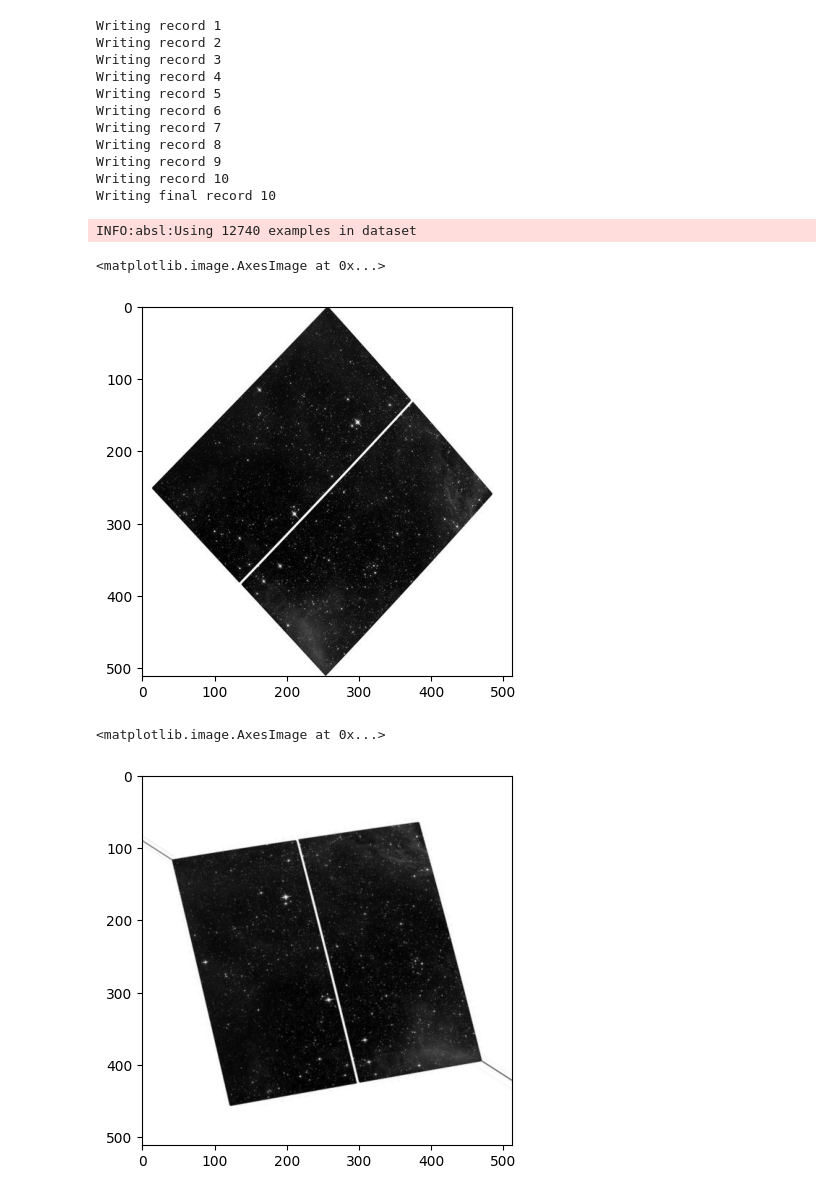
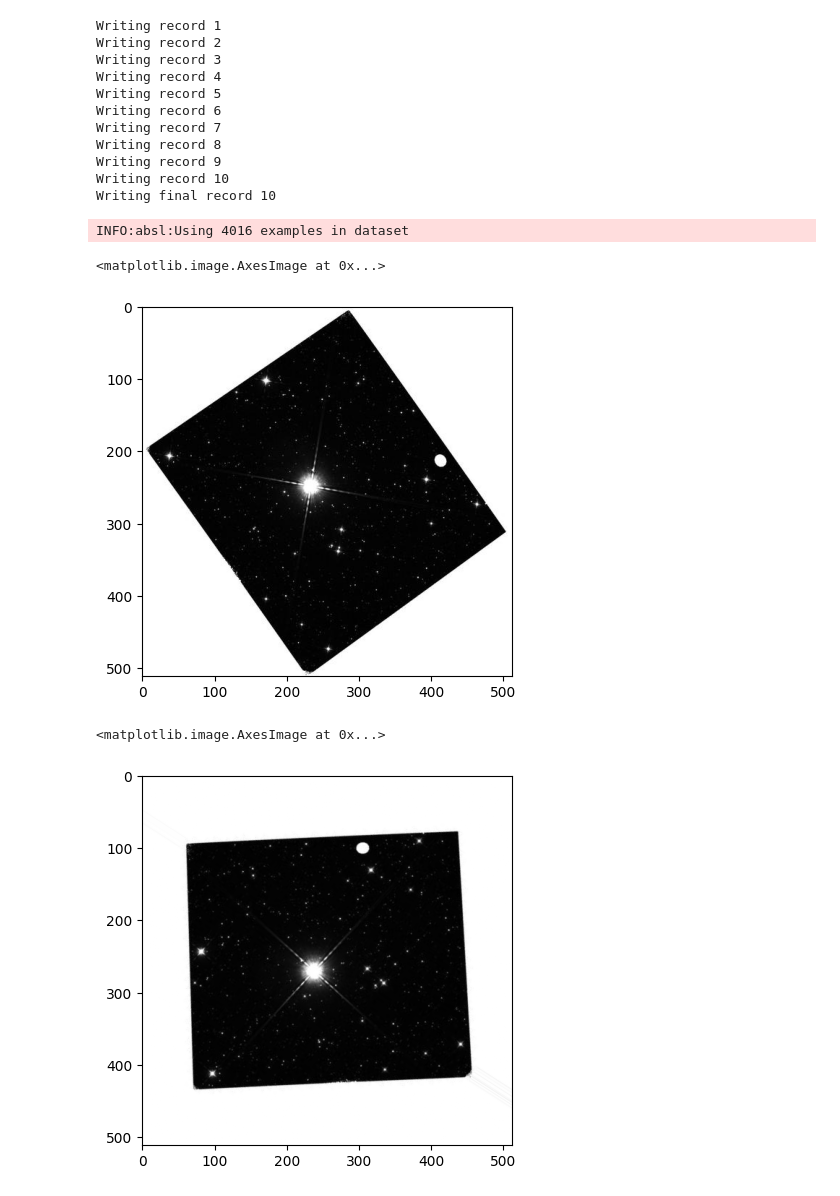
Before and after one commit to smsharma/PAPERCLIP-Hubble, a Jupyter notebook: notebooks/create_dataset.ipynb, the cells around one changed output. Saved outputs shown, nothing was run; the diff lists cells and outputs as text; code cells hidden in the pictures.

```diff
--- a/notebooks/create_dataset.ipynb
+++ b/notebooks/create_dataset.ipynb
@@ -298,21 +298,22 @@ logging.set_verbosity(logging.INFO)
 # %%
 import sys
 sys.path.append("../")
 
 from models.dataset_utils import make_dataloader, create_input_iter
 
-files = ['../data/tfrecords/observations_1.tfrecord','../data/tfrecords/observations_2.tfrecord','../data/tfrecords/observations_3.tfrecord','../data/tfrecords/observations_4.tfrecord',]
+# files = ['../data/tfrecords/observations_1.tfrecord','../data/tfrecords/observations_2.tfrecord','../data/tfrecords/observations_3.tfrecord','../data/tfrecords/observations_4.tfrecord',]
+files = ['../data/observations.tfrecord',]
 ds = make_dataloader(files, batch_size=32, seed=42)
 create_input_iter(ds)
 
 image, caption = next(iter(ds))
 
 import matplotlib.pyplot as plt
 plt.imshow(image[0], vmin=0, vmax=1)
 # %% [output]
-INFO:absl:Using 12740 examples in dataset
+INFO:absl:Using 4016 examples in dataset
 <matplotlib.image.AxesImage at 0x...>
-[figure, old version]
+[figure, new version]
 # %%
 from dm_pix import rotate
 import jax
@@ -322,7 +323,7 @@ from functools import partial
 plt.imshow(jax.vmap(partial(rotate, cval=0.))(jnp.array(image), jnp.ones(32) * 1.)[0])
 # %% [output]
 <matplotlib.image.AxesImage at 0x...>
-[figure, old version]
+[figure, new version]
 # %%
 from transformers import AutoTokenizer
 tokenizer = AutoTokenizer.from_pretrained("openai/clip-vit-base-patch32")
```
Also changed, not shown: parts of 3 cells of this notebook, 1 other file.
